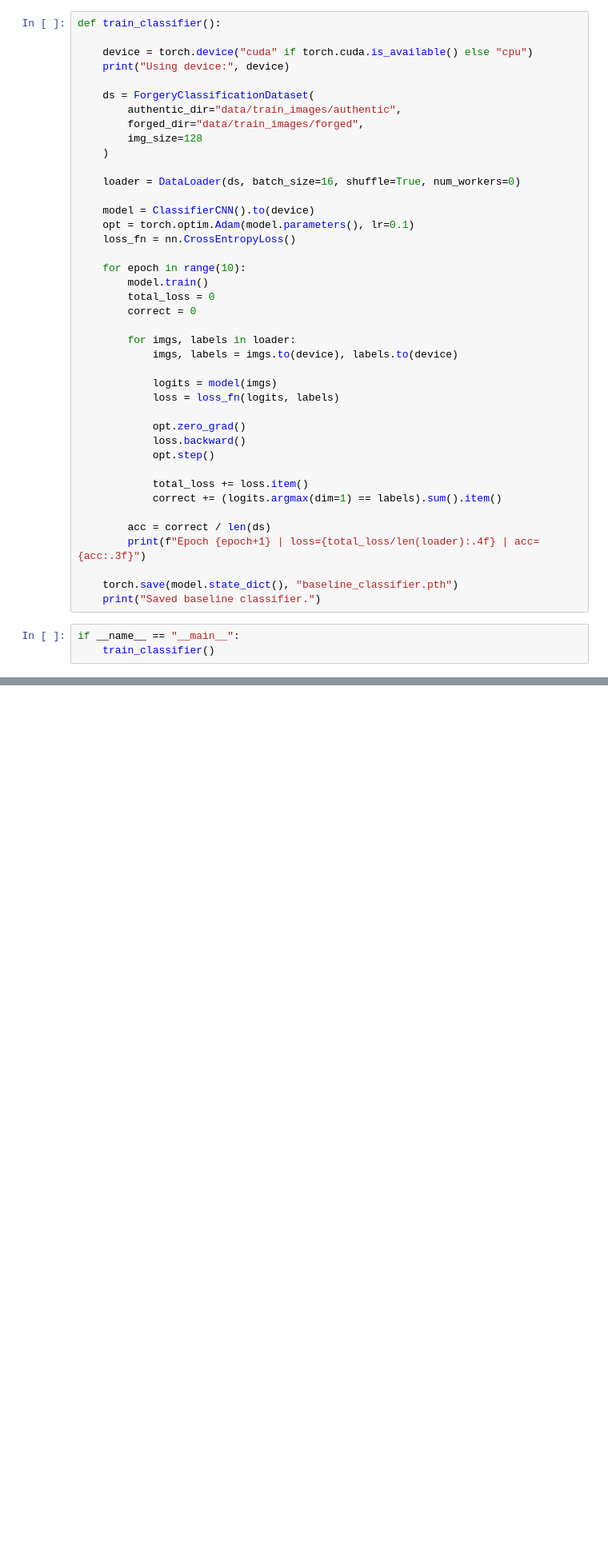
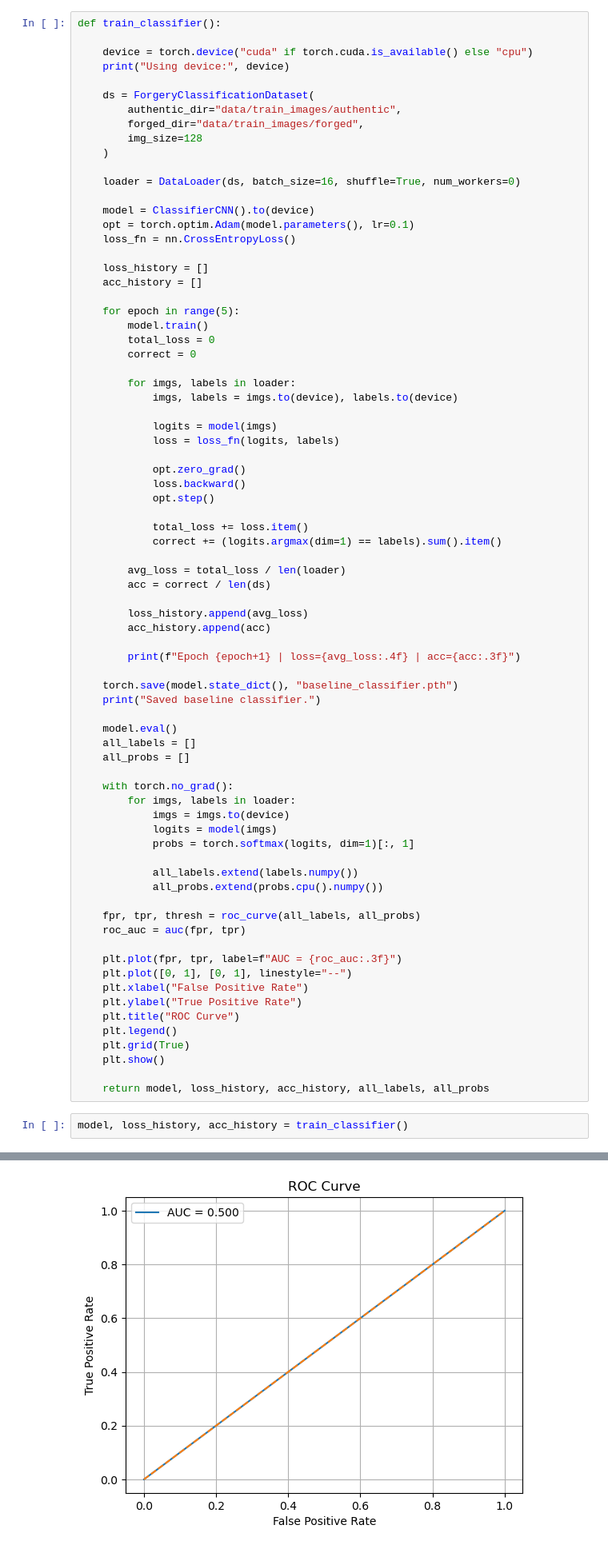
Before and after one commit to edwardyqliu/CIS-5200-Final-Project, a Jupyter notebook: ClassifierCNN.ipynb, the cells around one changed output, grey strips where cells are left out. Shown at 80% size. Cells and saved outputs as stored; diff of their text form; blank space fills up the shorter version.

Commit message:
updated baseline classifier (old changes)

```diff
--- a/ClassifierCNN.ipynb
+++ b/ClassifierCNN.ipynb
@@ -94,7 +96,10 @@ def train_classifier():
     opt = torch.optim.Adam(model.parameters(), lr=0.1)
     loss_fn = nn.CrossEntropyLoss()
 
-    for epoch in range(10):
+    loss_history = []
+    acc_history = []
+
+    for epoch in range(5):
         model.train()
         total_loss = 0
         correct = 0
@@ -112,13 +117,44 @@ def train_classifier():
             total_loss += loss.item()
             correct += (logits.argmax(dim=1) == labels).sum().item()
 
+        avg_loss = total_loss / len(loader)
         acc = correct / len(ds)
-        print(f"Epoch {epoch+1} | loss={total_loss/len(loader):.4f} | acc={acc:.3f}")
+
+        loss_history.append(avg_loss)
+        acc_history.append(acc)
+
+        print(f"Epoch {epoch+1} | loss={avg_loss:.4f} | acc={acc:.3f}")
 
     torch.save(model.state_dict(), "baseline_classifier.pth")
     print("Saved baseline classifier.")
+
+    model.eval()
+    all_labels = []
+    all_probs = []
+
+    with torch.no_grad():
+        for imgs, labels in loader:
+            imgs = imgs.to(device)
+            logits = model(imgs)
+            probs = torch.softmax(logits, dim=1)[:, 1]
+
+            all_labels.extend(labels.numpy())
+            all_probs.extend(probs.cpu().numpy())
+
+    fpr, tpr, thresh = roc_curve(all_labels, all_probs)
+    roc_auc = auc(fpr, tpr)
+
+    plt.plot(fpr, tpr, label=f"AUC = {roc_auc:.3f}")
+    plt.plot([0, 1], [0, 1], linestyle="--")
+    plt.xlabel("False Positive Rate")
+    plt.ylabel("True Positive Rate")
+    plt.title("ROC Curve")
+    plt.legend()
+    plt.grid(True)
+    plt.show()
+
+    return model, loss_history, acc_history, all_labels, all_probs
 # %%
-if __name__ == "__main__":
-    train_classifier()
+model, loss_history, acc_history = train_classifier()
 # %% [output]
 Using device: cpu
@@ -135 +166,2 @@ Epoch 10 | loss=0.6939 | acc=0.520
 Saved baseline classifier.
+[figure, added]
```
Also changed, not shown: parts of 4 cells of this notebook, 1 other file.
